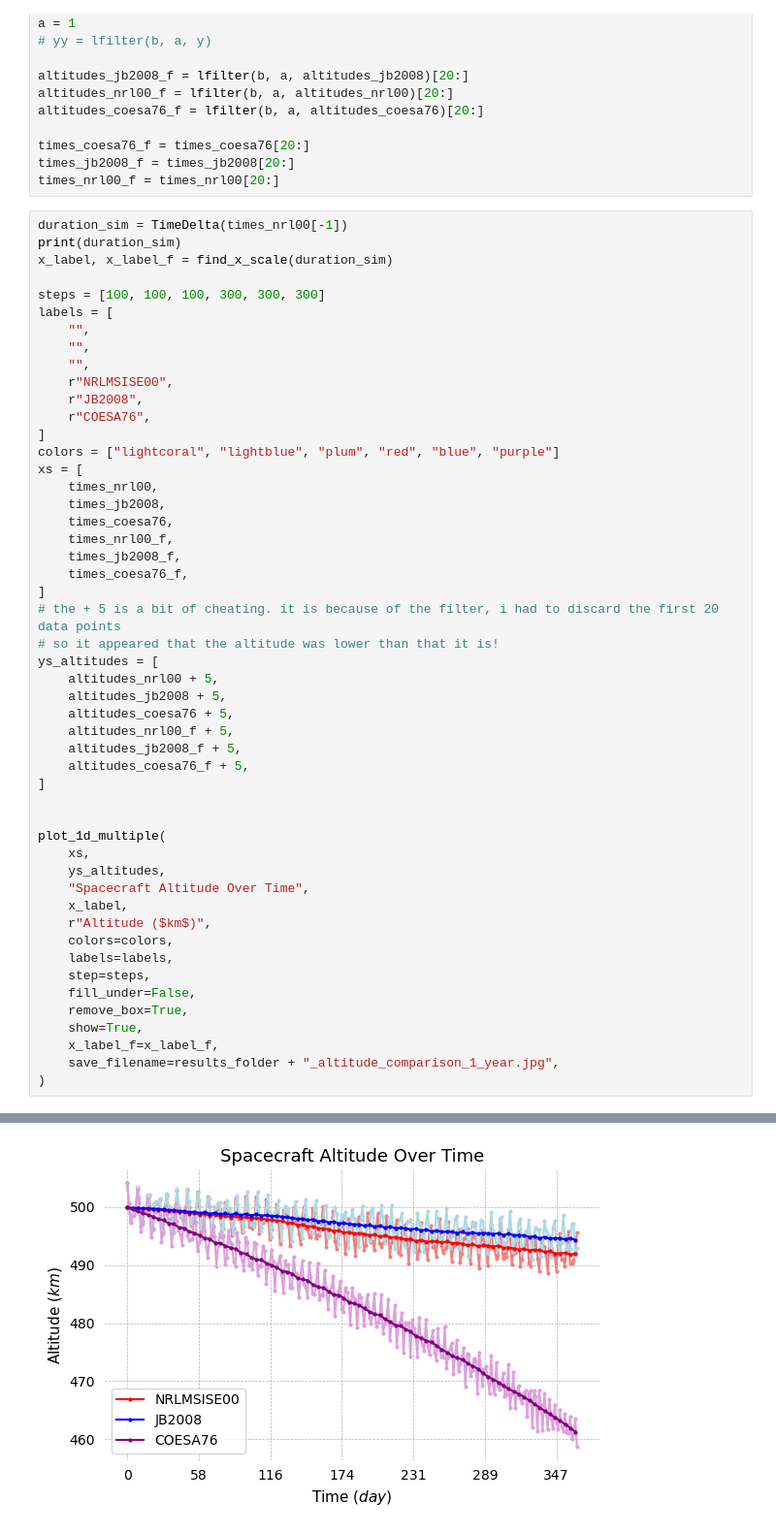
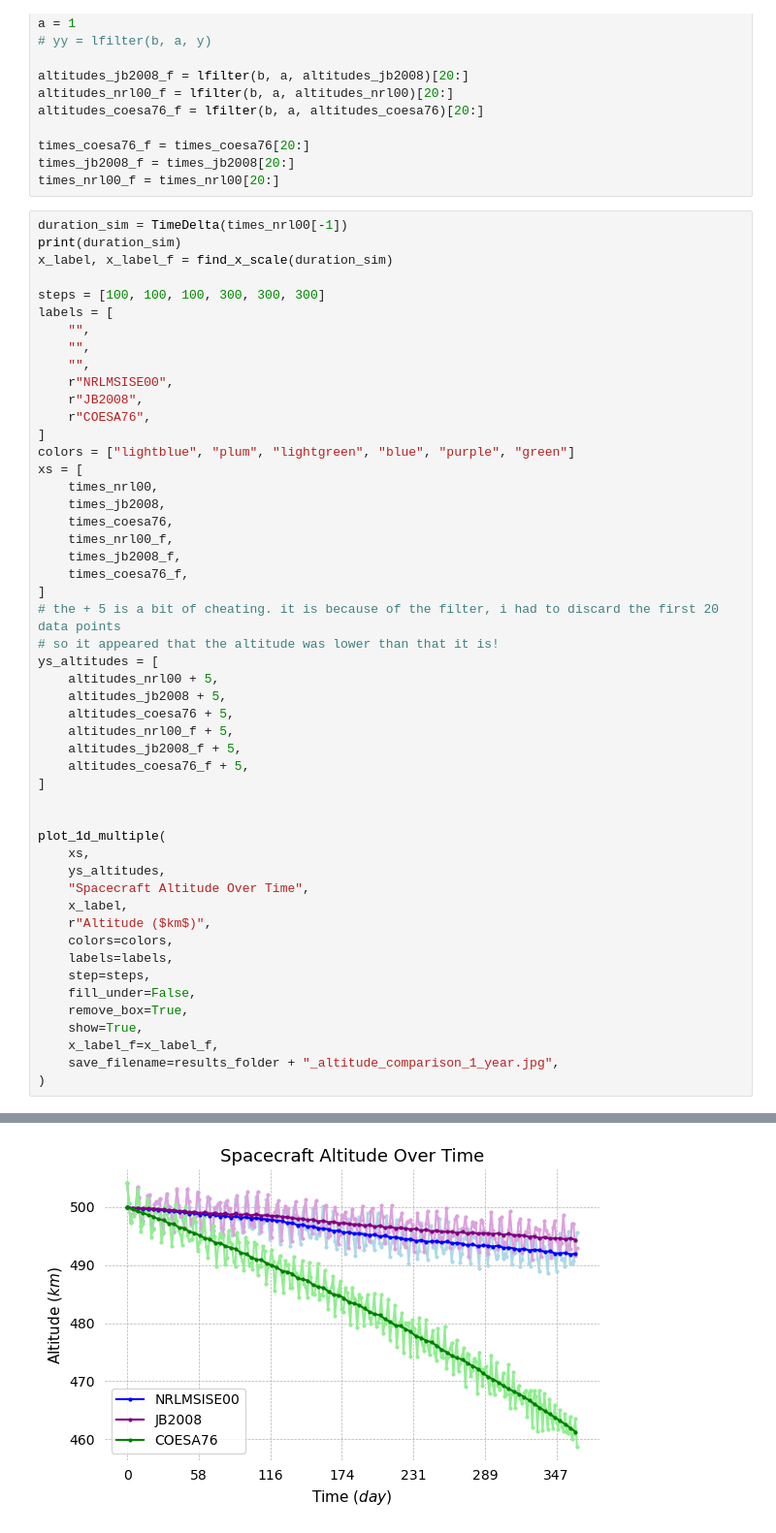
Before and after one commit to CHESS-mission/digital_twin_CubeSat, a Jupyter notebook: src/notebooks/atmospheric_models.ipynb, the cells around one changed output, grey strips where cells are left out. Shown: that part at 97% size. Saved outputs shown, nothing was run; the diff lists cells and outputs as text.

```diff
--- a/src/notebooks/atmospheric_models.ipynb
+++ b/src/notebooks/atmospheric_models.ipynb
@@ -313,7 +316,7 @@ labels = [
     r"JB2008",
     r"COESA76",
 ]
-colors = ["lightcoral", "lightblue", "plum", "red", "blue", "purple"]
+colors = ["lightblue", "plum", "lightgreen", "blue", "purple", "green"]
 xs = [
     times_nrl00,
     times_jb2008,
@@ -325,31 +328,31 @@ xs = [
 # the + 5 is a bit of cheating. it is because of the filter, i had to discard the first 20 data points
 # so it appeared that the altitude was lower than that it is!
 ys_altitudes = [
     altitudes_nrl00 + 5,
     altitudes_jb2008 + 5,
     altitudes_coesa76 + 5,
     altitudes_nrl00_f + 5,
     altitudes_jb2008_f + 5,
     altitudes_coesa76_f + 5,
 ]
 
 
 plot_1d_multiple(
     xs,
     ys_altitudes,
     "Spacecraft Altitude Over Time",
     x_label,
     r"Altitude ($km$)",
     colors=colors,
     labels=labels,
     step=steps,
     fill_under=False,
     remove_box=True,
     show=True,
     x_label_f=x_label_f,
     save_filename=results_folder + "_altitude_comparison_1_year.jpg",
 )
 # %% [output]
 WARNING: TimeDeltaMissingUnitWarning: Numerical value without unit or explicit format passed to TimeDelta, assuming days [astropy.time.core]
 31536000.0
-[figure, old version]
+[figure, new version]
```
Also changed, not shown: parts of 4 cells of this notebook, 43 other files.
